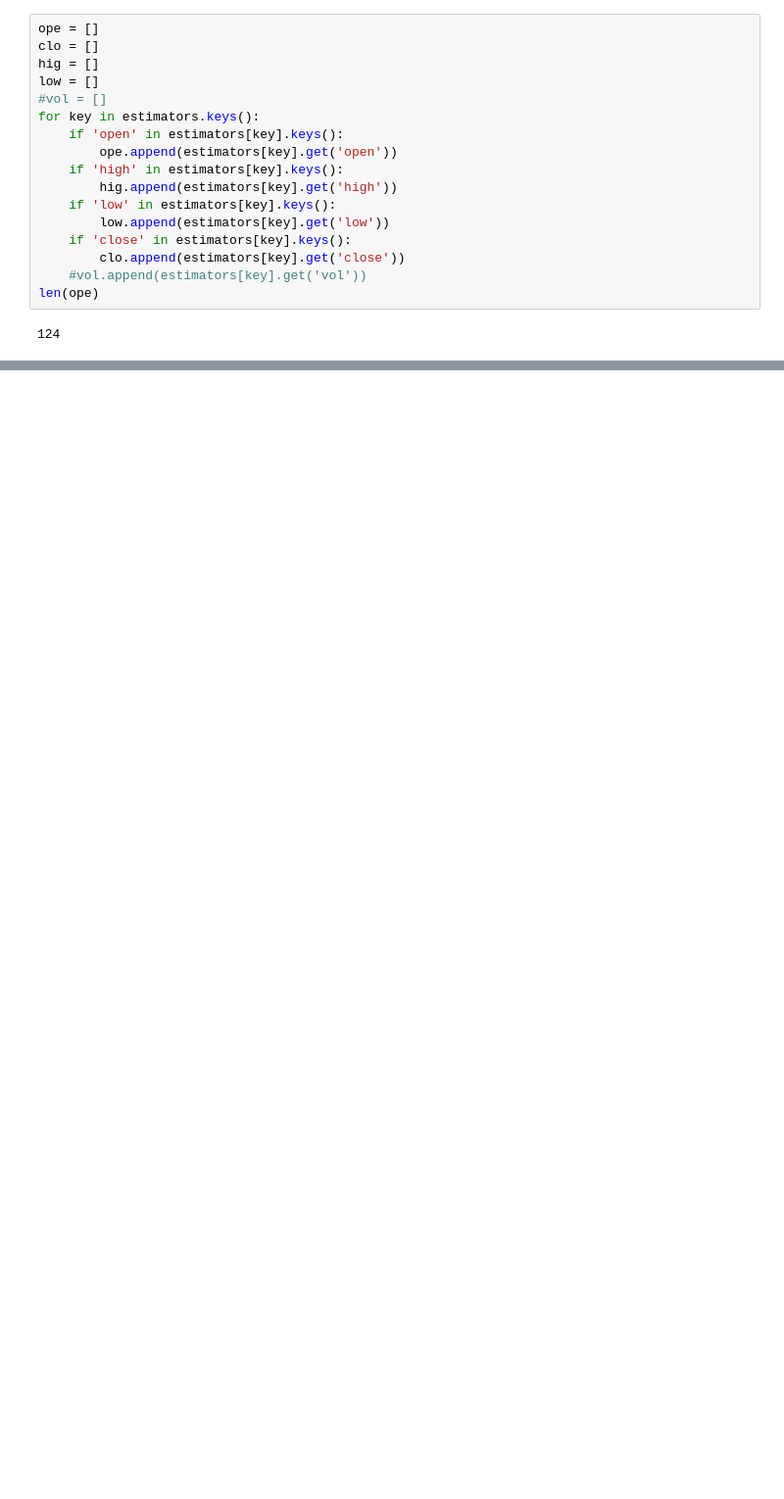
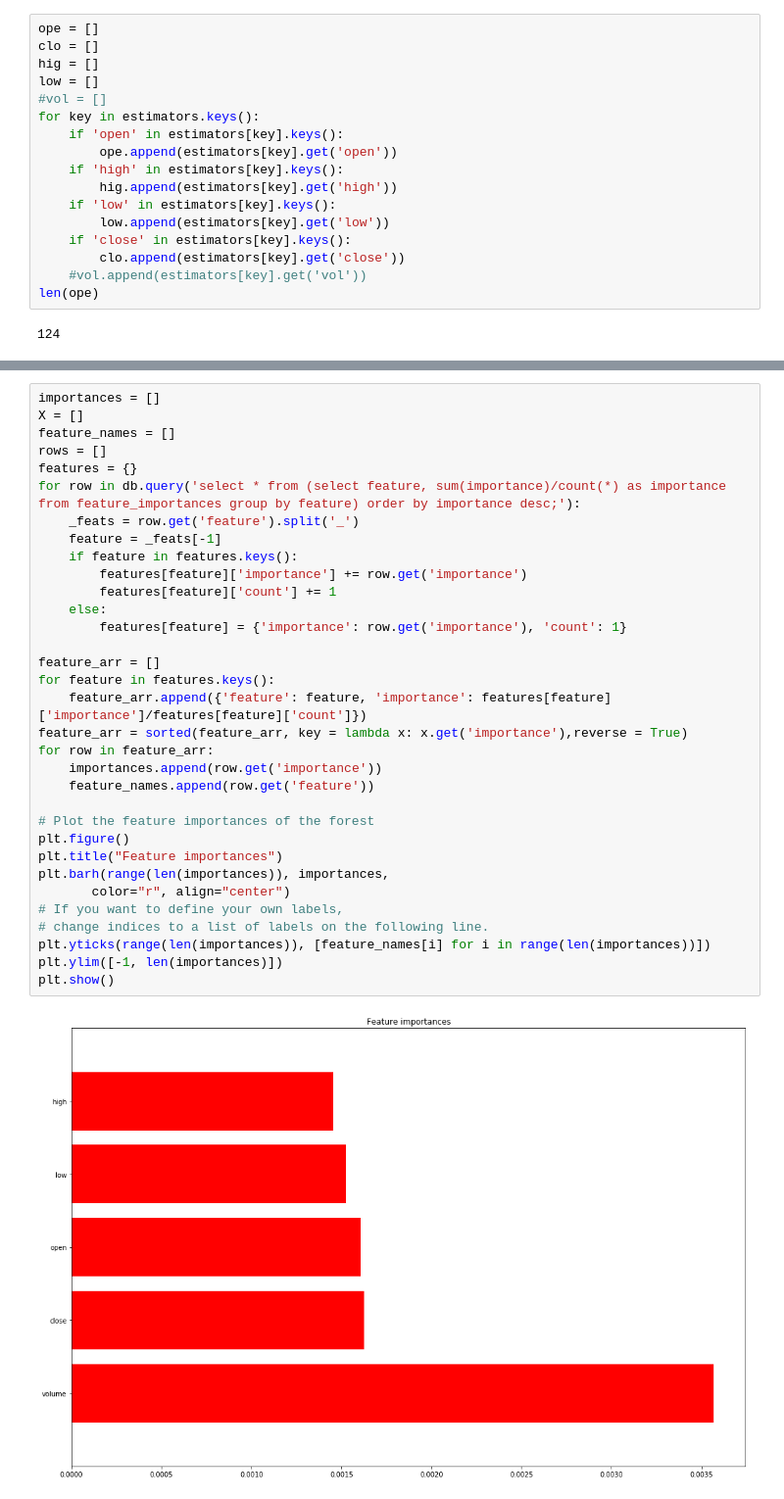
Before and after one commit to lutzkuen/algoTrading, a Jupyter notebook: data/visualize_estimators.ipynb, the cells around one changed output, grey strips where cells are left out. Shown: that part at 98% size. Cells and saved outputs as stored; diff of their text form; blank space fills up the shorter version.

```diff
--- a/data/visualize_estimators.ipynb
+++ b/data/visualize_estimators.ipynb
@@ -100,0 +94,35 @@ TypeError: unsupported operand type(s) for +=: 'NoneType' and 'NoneType'
+# %%
+importances = []
+X = []
+feature_names = []
+rows = []
+features = {}
+for row in db.query('select * from (select feature, sum(importance)/count(*) as importance from feature_importances group by feature) order by importance desc;'):
+    _feats = row.get('feature').split('_')
+    feature = _feats[-1]
+    if feature in features.keys():
+        features[feature]['importance'] += row.get('importance')
+        features[feature]['count'] += 1
+    else:
+        features[feature] = {'importance': row.get('importance'), 'count': 1}
+
+feature_arr = []
+for feature in features.keys():
+    feature_arr.append({'feature': feature, 'importance': features[feature]['importance']/features[feature]['count']})
+feature_arr = sorted(feature_arr, key = lambda x: x.get('importance'),reverse = True)
+for row in feature_arr:
+    importances.append(row.get('importance'))
+    feature_names.append(row.get('feature'))
+
+# Plot the feature importances of the forest
+plt.figure()
+plt.title("Feature importances")
+plt.barh(range(len(importances)), importances,
+       color="r", align="center")
+# If you want to define your own labels,
+# change indices to a list of labels on the following line.
+plt.yticks(range(len(importances)), [feature_names[i] for i in range(len(importances))])
+plt.ylim([-1, len(importances)])
+plt.show()
+# %% [output]
+[figure, added]
```
Also changed, not shown: parts of 3 cells of this notebook, 2 other files.
